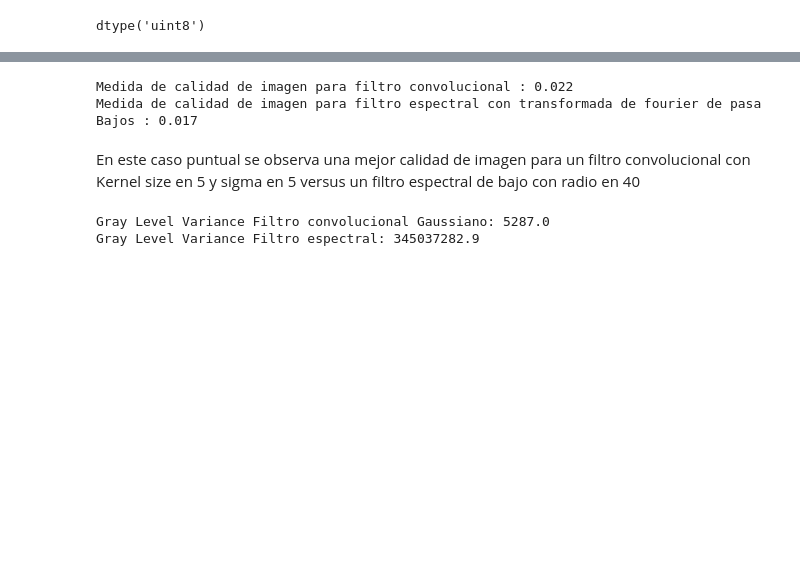
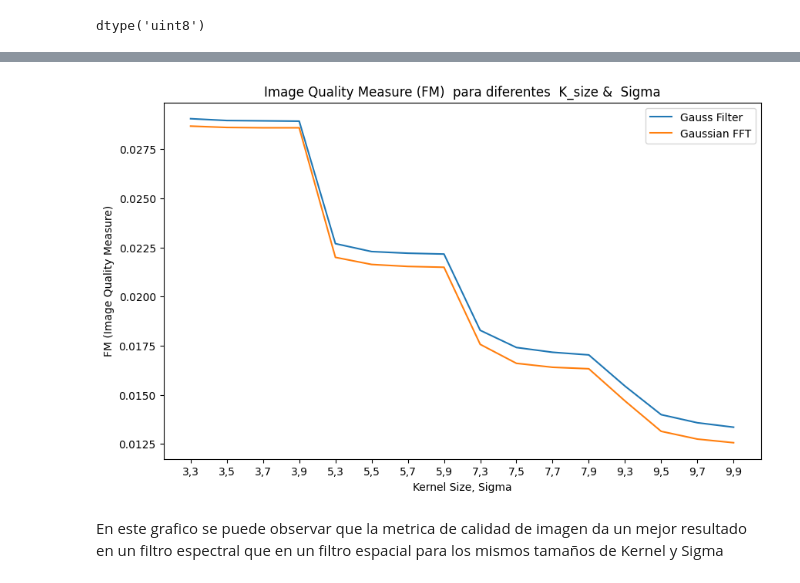
Before and after one commit to tomaszwk/Computer_Vision1, a Jupyter notebook: TP2.ipynb, the cells around one changed output, grey strips where cells are left out. Saved outputs shown, nothing was run; the diff lists cells and outputs as text; code cells hidden in the pictures; blank space fills up the shorter version.

```diff
--- a/TP2.ipynb
+++ b/TP2.ipynb
@@ -201,20 +153,55 @@ def image_quality_measure(image):
     FM = TH / (image.shape[0] * image.shape[1])
 
     return FM
-# %%
-#Punto B)
-# Calculate the image quality measure
-quality_measure = round(image_quality_measure(apply_gaussian_filter(img, k_size=5, sigma=5, return_fourier_transform=False)),3)
-quality_measure_filtered=round(image_quality_measure(img_lp),3)
-
-# Display the result
-print(f"Medida de calidad de imagen para filtro convolucional : {quality_measure}")
-print(f"Medida de calidad de imagen para filtro espectral con transformada de fourier de pasa Bajos : {quality_measure_filtered}")
-# %% [output]
-Medida de calidad de imagen para filtro convolucional : 0.022
-Medida de calidad de imagen para filtro espectral con transformada de fourier de pasa Bajos : 0.017
-# %% [markdown]
-En este caso puntual se observa una mejor calidad de imagen para un filtro convolucional con Kernel size en 5 y sigma en 5 versus un filtro espectral de bajo con radio en 40
+# %%
+# Vamos a realizar un grafico para comparar la metrica de calidad de image para filtros Gaussianos y Gaussianos con transformada de Fourier
+
+h, w = img.shape  # Tamaño de la imagen
+
+# Valores a probar para k_size y sigma
+k_sizes = [3, 5, 7, 9]
+sigmas = [3,5,7,9]
+
+# Lista para almacenar los resultados
+results_gauss_filter = []
+results_gaussian_fft = []
+
+
+# Calcular FM para diferentes valores de k_size y sigma
+for k_size in k_sizes:
+    for sigma in sigmas:
+        # Crear el filtro gaussiano y su transformada de Fourier
+        gauss_filter, gaussian_fft = create_gauss_filter(h, w, k_size=k_size, sigma=sigma)
+
+        # Aplicar los filtros a la imagen
+        filtered_image_gauss_filter = cv.filter2D(img, -1, gauss_filter)
+        img_fft = np.fft.fft2(img)
+        img_fft = img_fft * gaussian_fft
+        # Aplicamos la antitransformada y obtenemos las imagenes filtradas
+        filtered_image_gaussian_fft = np.fft.ifftshift(np.real(np.fft.ifft2(img_fft)))
+
+        # Calcular FM con las imágenes filtradas
+        fm_gauss_filter = image_quality_measure(filtered_image_gauss_filter)
+        fm_gaussian_fft = image_quality_measure(filtered_image_gaussian_fft)
+
+        # Almacenar los resultados
+        results_gauss_filter.append(fm_gauss_filter)
+        results_gaussian_fft.append(fm_gaussian_fft)
+
+# Crear el gráfico con dos líneas
+plt.figure(figsize=(10, 6))
+plt.plot(range(len(results_gauss_filter)), results_gauss_filter, label='Gauss Filter')
+plt.plot(range(len(results_gaussian_fft)), results_gaussian_fft, label='Gaussian FFT')
+plt.xticks(range(len(results_gauss_filter)), [f'{k},{s}' for k in k_sizes for s in sigmas])
+plt.xlabel('Kernel Size, Sigma')
+plt.ylabel('FM (Image Quality Measure)')
+plt.title('Image Quality Measure (FM)  para diferentes  K_size &  Sigma')
+plt.legend()
+plt.show()
+# %% [output]
+[figure, added]
+# %% [markdown]
+En este grafico se puede observar que la metrica de calidad de imagen da un mejor resultado en un filtro espectral que en un filtro espacial para los mismos tamaños de Kernel y Sigma
 # %%
 #Punto C)
 
@@ -241,15 +228,3 @@ def calculate_gray_level_variance(image):
     variance = np.mean((flattened_image - mean_intensity)**2)
 
     return variance
-# %%
-
-# Calculo the gray level variance para imagen con filtro gaussiano de Convolucion vs un filtro espectral con transformada de Fourier
-variance_result = round(calculate_gray_level_variance(apply_gaussian_filter(img, k_size=5, sigma=5, return_fourier_transform=False)),1)
-variance_result_filtered = round(calculate_gray_level_variance(img_lp),1)
-
-# Display the result
-print(f"Gray Level Variance Filtro convolucional Gaussiano: {variance_result}")
-print(f"Gray Level Variance Filtro espectral: {variance_result_filtered}")
-# %% [output]
-Gray Level Variance Filtro convolucional Gaussiano: 5287.0
-Gray Level Variance Filtro espectral: 345037282.9
```
Also changed, not shown: parts of 11 cells of this notebook.
